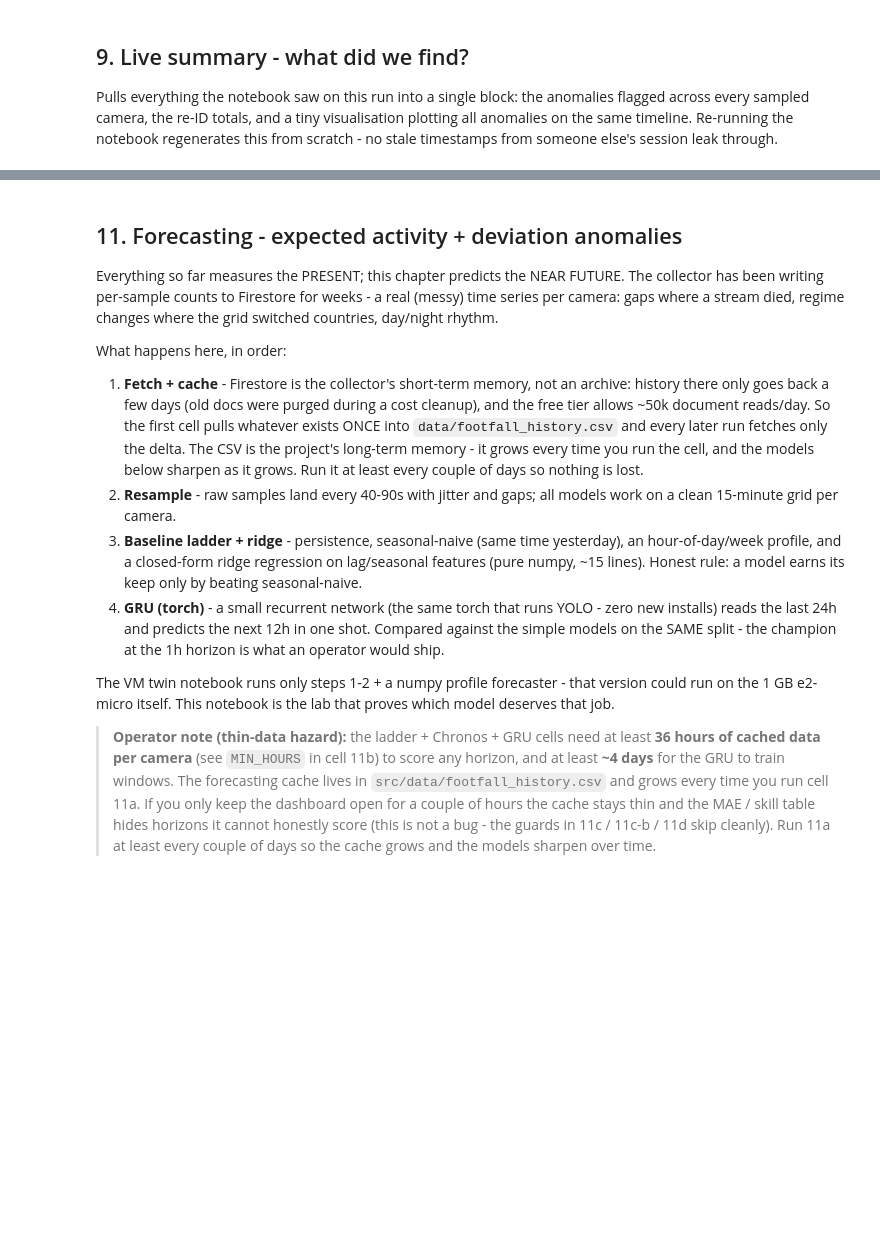
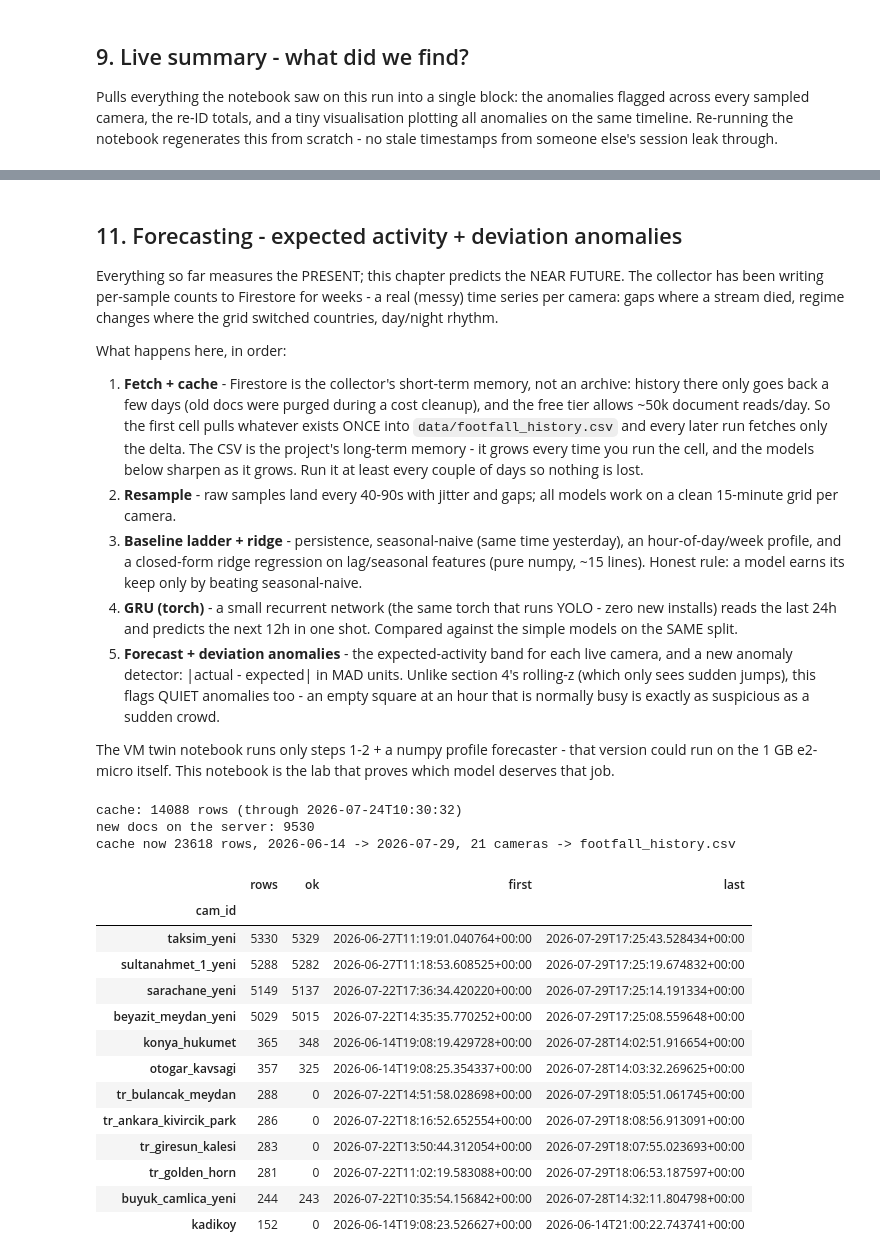
Before and after one commit to orarr2/Turkey-Business-Activity-Streamlit-Real-time-YOLOv8-of-crowd-detection, a Jupyter notebook: turkey_business_activity.ipynb, the cells around one changed output, grey strips where cells are left out. Saved outputs shown, nothing was run; the diff lists cells and outputs as text; code cells hidden in the pictures; blank space fills up the shorter version.

```diff
--- a/turkey_business_activity.ipynb
+++ b/turkey_business_activity.ipynb
@@ -1330,14 +1294,16 @@ What happens here, in order:
    rule: a model earns its keep only by beating seasonal-naive.
 4. **GRU (torch)** - a small recurrent network (the same torch that runs
    YOLO - zero new installs) reads the last 24h and predicts the next 12h
-   in one shot. Compared against the simple models on the SAME split -
-   the champion at the 1h horizon is what an operator would ship.
+   in one shot. Compared against the simple models on the SAME split.
+5. **Forecast + deviation anomalies** - the expected-activity band for
+   each live camera, and a new anomaly detector: |actual - expected| in
+   MAD units. Unlike section 4's rolling-z (which only sees sudden jumps),
+   this flags QUIET anomalies too - an empty square at an hour that is
+   normally busy is exactly as suspicious as a sudden crowd.
 
 The VM twin notebook runs only steps 1-2 + a numpy profile forecaster -
 that version could run on the 1 GB e2-micro itself. This notebook is the
 lab that proves which model deserves that job.
-
-> **Operator note (thin-data hazard):** the ladder + Chronos + GRU cells need at least **36 hours of cached data per camera** (see `MIN_HOURS` in cell 11b) to score any horizon, and at least **~4 days** for the GRU to train windows. The forecasting cache lives in `src/data/footfall_history.csv` and grows every time you run cell 11a. If you only keep the dashboard open for a couple of hours the cache stays thin and the MAE / skill table hides horizons it cannot honestly score (this is not a bug - the guards in 11c / 11c-b / 11d skip cleanly). Run 11a at least every couple of days so the cache grows and the models sharpen over time.
 # %%
 # 11a. Fetch the collector's footfall history -> local CSV cache (incremental).
 #
@@ -1405,48 +1371,51 @@ def fetch_footfall_delta():
             page_q = page_q.where('ts', '>', cursor)
         page = list(page_q.order_by('ts').limit(min(PAGE, READ_BUDGET - fetched)).stream())
         if not page:
             break
         for doc in page:
             d = doc.to_dict()
             rows.append({'ts': d.get('ts'), 'cam_id': d.get('cam_id'),
                          'person': d.get('person'), 'vehicles': d.get('vehicles'),
                          'ok': d.get('ok'), 'night': d.get('night')})
         cursor = rows[-1]['ts']
         fetched += len(page)
         print(f'  fetched {fetched}...', end='\r')
 
     fresh = pd.DataFrame(rows)
     df = (pd.concat([cached, fresh], ignore_index=True)
           if cached is not None and len(fresh) else
           (fresh if len(fresh) else cached))
     df = (df.dropna(subset=['ts', 'cam_id'])
             .drop_duplicates(subset=['ts', 'cam_id'])
             .sort_values('ts', ignore_index=True))
     df.to_csv(CACHE, index=False)
     print(f'cache now {len(df)} rows, '
           f'{df.ts.min()[:10]} -> {df.ts.max()[:10]}, '
           f'{df.cam_id.nunique()} cameras -> {CACHE.name}')
     return df
 
 hist = fetch_footfall_delta()
 hist.groupby('cam_id').agg(rows=('ts', 'size'), ok=('ok', 'sum'),
                            first=('ts', 'min'), last=('ts', 'max')) \
     .sort_values('rows', ascending=False).head(12)
-
-# Thin-cache warning: if the merged history holds fewer than 36h of
-# observed samples for the eligible cameras, the downstream ladder
-# (11b onwards) will honestly return NaN / hidden horizons. Print an
-# early hint so the operator knows this run is a 'come back later'
-# case and not a broken pipeline.
-try:
-    _hs = pd.read_csv(CACHE)
-    _hs['ts'] = pd.to_datetime(_hs['ts'], utc=True, format='ISO8601')
-    _span = (_hs['ts'].max() - _hs['ts'].min()).total_seconds() / 3600
-    print(f'thin_cache_warn: cache spans {_span:.1f} h; forecasting needs '
-          f'>= 36 h for the ladder and >= 96 h for the GRU. Keep running '
-          f'this cell every couple of days so it grows.')
-except Exception:
-    pass
+# %% [output]
+cache: 14088 rows (through 2026-07-24T10:30:32)
+new docs on the server: 9530
+cache now 23618 rows, 2026-06-14 -> 2026-07-29, 21 cameras -> footfall_history.csv
+|  | rows | ok | first | last |
+| cam_id |  |  |  |  |
+| taksim_yeni | 5330 | 5329 | 2026-06-27T11:19:01.040764+00:00 | 2026-07-29T17:25:43.528434+00:00 |
+| sultanahmet_1_yeni | 5288 | 5282 | 2026-06-27T11:18:53.608525+00:00 | 2026-07-29T17:25:19.674832+00:00 |
+| sarachane_yeni | 5149 | 5137 | 2026-07-22T17:36:34.420220+00:00 | 2026-07-29T17:25:14.191334+00:00 |
+| beyazit_meydan_yeni | 5029 | 5015 | 2026-07-22T14:35:35.770252+00:00 | 2026-07-29T17:25:08.559648+00:00 |
+| konya_hukumet | 365 | 348 | 2026-06-14T19:08:19.429728+00:00 | 2026-07-28T14:02:51.916654+00:00 |
+| otogar_kavsagi | 357 | 325 | 2026-06-14T19:08:25.354337+00:00 | 2026-07-28T14:03:32.269625+00:00 |
+| tr_bulancak_meydan | 288 | 0 | 2026-07-22T14:51:58.028698+00:00 | 2026-07-29T18:05:51.061745+00:00 |
+| tr_ankara_kivircik_park | 286 | 0 | 2026-07-22T18:16:52.652554+00:00 | 2026-07-29T18:08:56.913091+00:00 |
+| tr_giresun_kalesi | 283 | 0 | 2026-07-22T13:50:44.312054+00:00 | 2026-07-29T18:07:55.023693+00:00 |
+| tr_golden_horn | 281 | 0 | 2026-07-22T11:02:19.583088+00:00 | 2026-07-29T18:06:53.187597+00:00 |
+| buyuk_camlica_yeni | 244 | 243 | 2026-07-22T10:35:54.156842+00:00 | 2026-07-28T14:32:11.804798+00:00 |
+| kadikoy | 152 | 0 | 2026-06-14T19:08:23.526627+00:00 | 2026-06-14T21:00:22.743741+00:00 |
 # %%
 # 11b. Resample to a clean 15-minute grid per camera + eligibility filter.
 #
```
Also changed, not shown: parts of 35 cells of this notebook.
